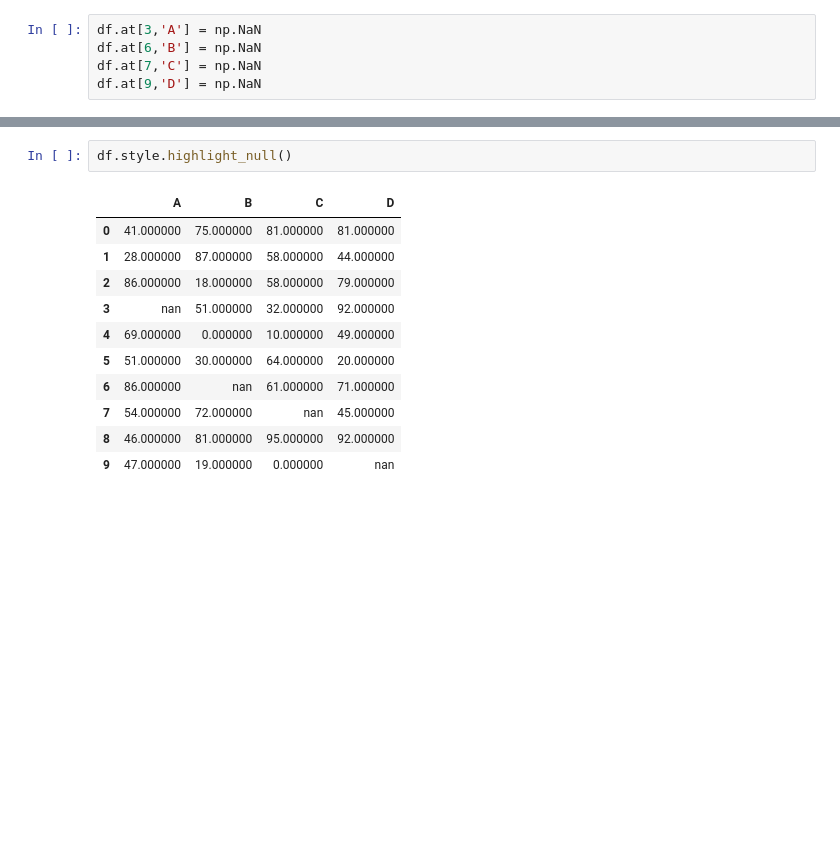
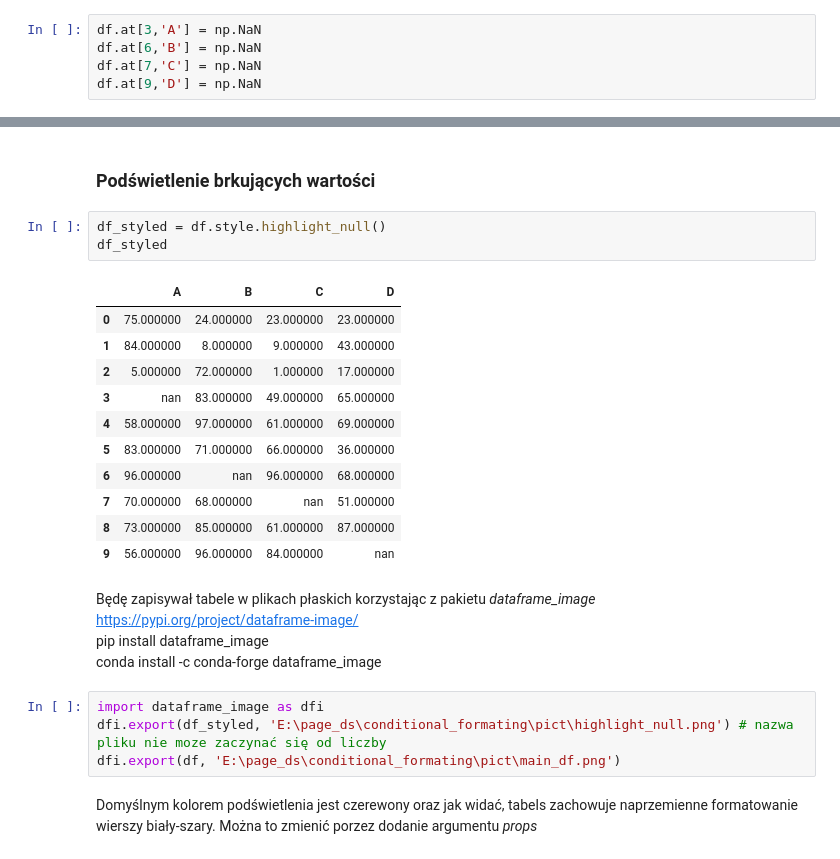
Before and after one commit to krisz17/conditional_formating, a Jupyter notebook: ConditionalFormat.ipynb, the cells around one changed output, grey strips where cells are left out. Saved outputs shown, nothing was run; the diff lists cells and outputs as text; blank space fills up the shorter version.

Commit message:
finałowa wersja pliku

```diff
--- a/ConditionalFormat.ipynb
+++ b/ConditionalFormat.ipynb
@@ -27,14 +27,27 @@ df
+# %% [markdown]
+### Podświetlenie brkujących wartości
 # %%
-df.style.highlight_null()
+df_styled = df.style.highlight_null()
+df_styled
 # %% [output]
 |  | A | B | C | D |
-| 0 | 41.000000 | 75.000000 | 81.000000 | 81.000000 |
-| 1 | 28.000000 | 87.000000 | 58.000000 | 44.000000 |
-| 2 | 86.000000 | 18.000000 | 58.000000 | 79.000000 |
-| 3 | nan | 51.000000 | 32.000000 | 92.000000 |
-| 4 | 69.000000 | 0.000000 | 10.000000 | 49.000000 |
-| 5 | 51.000000 | 30.000000 | 64.000000 | 20.000000 |
-| 6 | 86.000000 | nan | 61.000000 | 71.000000 |
-| 7 | 54.000000 | 72.000000 | nan | 45.000000 |
-| 8 | 46.000000 | 81.000000 | 95.000000 | 92.000000 |
-| 9 | 47.000000 | 19.000000 | 0.000000 | nan |
+| 0 | 75.000000 | 24.000000 | 23.000000 | 23.000000 |
+| 1 | 84.000000 | 8.000000 | 9.000000 | 43.000000 |
+| 2 | 5.000000 | 72.000000 | 1.000000 | 17.000000 |
+| 3 | nan | 83.000000 | 49.000000 | 65.000000 |
+| 4 | 58.000000 | 97.000000 | 61.000000 | 69.000000 |
+| 5 | 83.000000 | 71.000000 | 66.000000 | 36.000000 |
+| 6 | 96.000000 | nan | 96.000000 | 68.000000 |
+| 7 | 70.000000 | 68.000000 | nan | 51.000000 |
+| 8 | 73.000000 | 85.000000 | 61.000000 | 87.000000 |
+| 9 | 56.000000 | 96.000000 | 84.000000 | nan |
+# %% [markdown]
+Będę zapisywał tabele w plikach płaskich korzystając z pakietu _dataframe_image_ https://pypi.org/project/dataframe-image/ <br>
+pip install dataframe_image <br>
+conda install -c conda-forge dataframe_image
+# %%
+import dataframe_image as dfi
+dfi.export(df_styled, 'E:\page_ds\conditional_formating\pict\highlight_null.png') # nazwa pliku nie moze zaczynać się od liczby
+dfi.export(df, 'E:\page_ds\conditional_formating\pict\main_df.png')
+# %% [markdown]
+Domyślnym kolorem podświetlenia jest czerewony oraz jak widać, tabels zachowuje naprzemienne formatowanie wierszy biały-szary. Można to zmienić porzez dodanie argumentu _props_
```
Also changed, not shown: parts of 25 cells of this notebook.
